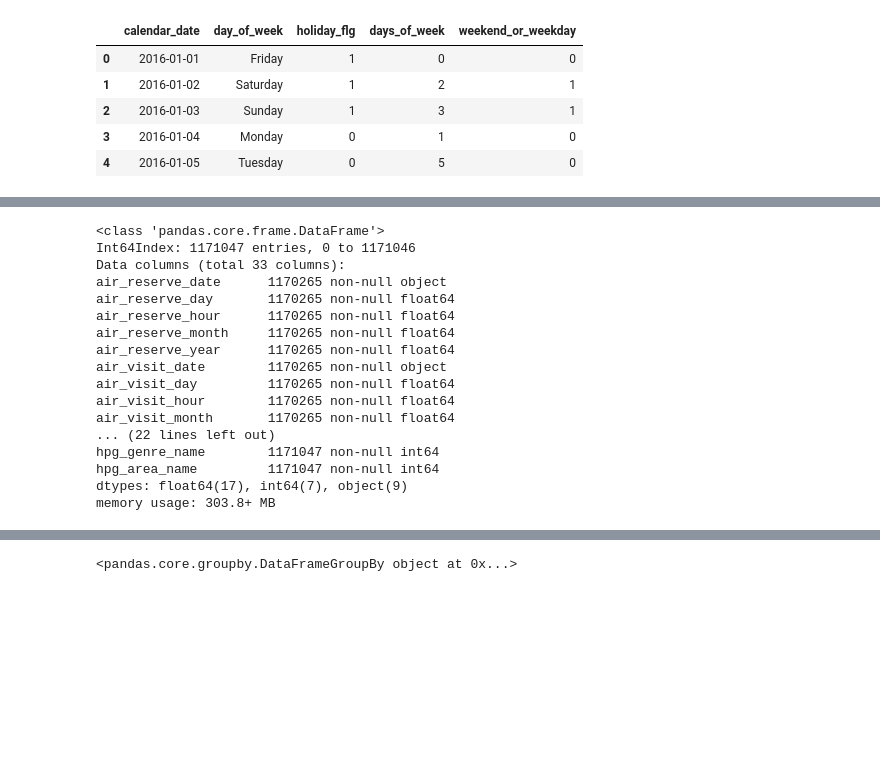
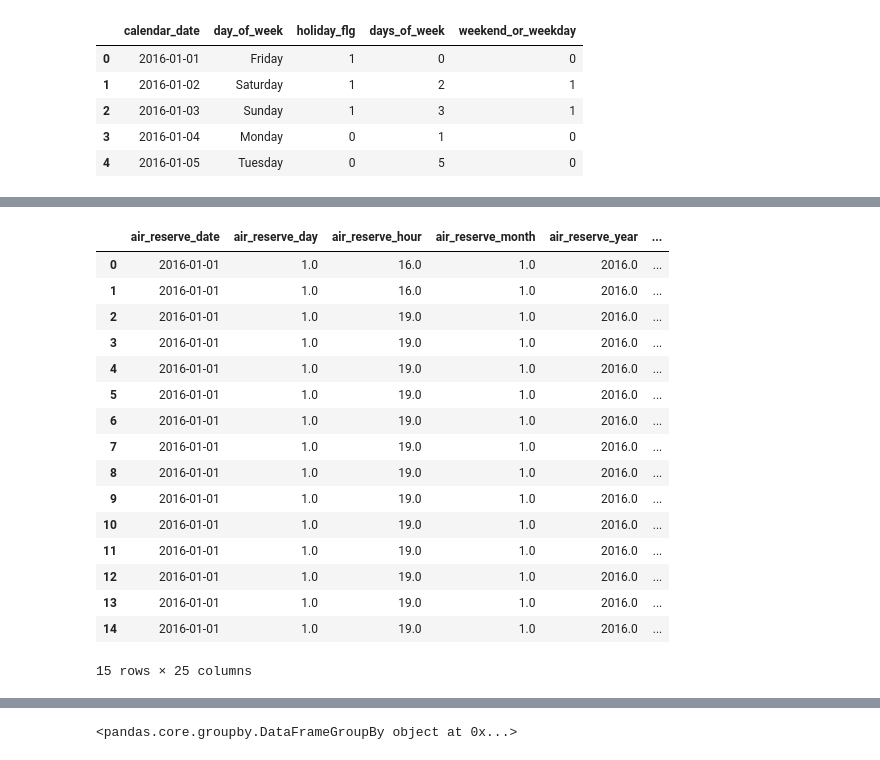
Before and after one commit to jmt7080/Forecasting_visitors, a Jupyter notebook: restaurant_notebook.ipynb, the cells around one changed output, grey strips where cells are left out. Cells and saved outputs as stored; diff of their text form; code cells hidden in the pictures; blank space fills up the shorter version.

```diff
--- a/restaurant_notebook.ipynb
+++ b/restaurant_notebook.ipynb
@@ -155,7 +138,7 @@ datetime_df =pd.DataFrame({
         'air_visit_date': a.dt.date.astype(str),
         'year': a.dt.year,
         'month': a.dt.month,
-        'air_visit_day': a.dt.day,
+        'day': a.dt.day,
         'air_visit_hour': a.dt.hour,
         'air_reserve_date': b.dt.date,
         'air_reserve_year': b.dt.year,
@@ -179,30 +162,27 @@ datetime_df2 = datetime_df.merge(date_info, left_on=datetime_df['air_visit_date'
                                  right_on=date_info['calendar_date'])
 
 
-categorical_df = pd.concat([df2[['air_store_id', 'air_genre_name','air_area_name','latitude','longitude',
-                      'hpg_genre_name','hpg_area_name']], datetime_df2[['day_of_week', 'holiday_flg', 'weekend_or_weekday']]], axis=1).fillna('None_Stated').apply(LabelEncoder().fit_transform)
+categorical_df = df2[['air_genre_name','air_area_name','latitude','longitude',
+                      'hpg_genre_name','hpg_area_name']].fillna('None_Stated').apply(LabelEncoder().fit_transform)
 
-feautures = pd.concat([datetime_df, categorical_df], axis=1)
+features = pd.concat([df2['air_store_id'].rename('restaurant'), datetime_df2[['month', 'day', 'days_of_week', 'holiday_flg', 'weekend_or_weekday']], categorical_df], axis=1)
-# %%
-#datetime_df2.info()
-features.info()
-#print(datetime_df.shape)
-#print(categorical_df.shape)
-# %% [output]
-<class 'pandas.core.frame.DataFrame'>
-Int64Index: 1171047 entries, 0 to 1171046
-Data columns (total 33 columns):
-air_reserve_date      1170265 non-null object
-air_reserve_day       1170265 non-null float64
-air_reserve_hour      1170265 non-null float64
-air_reserve_month     1170265 non-null float64
-air_reserve_year      1170265 non-null float64
-air_visit_date        1170265 non-null object
-air_visit_day         1170265 non-null float64
-air_visit_hour        1170265 non-null float64
-air_visit_month       1170265 non-null float64
-... (22 lines left out)
-hpg_genre_name        1171047 non-null int64
-hpg_area_name         1171047 non-null int64
-dtypes: float64(17), int64(7), object(9)
-memory usage: 303.8+ MB
+# %%
+datetime_df2.head(15)
+# %% [output]
+|  | air_reserve_date | air_reserve_day | air_reserve_hour | air_reserve_month | air_reserve_year | ... |
+| 0 | 2016-01-01 | 1.0 | 16.0 | 1.0 | 2016.0 | ... |
+| 1 | 2016-01-01 | 1.0 | 16.0 | 1.0 | 2016.0 | ... |
+| 2 | 2016-01-01 | 1.0 | 19.0 | 1.0 | 2016.0 | ... |
+| 3 | 2016-01-01 | 1.0 | 19.0 | 1.0 | 2016.0 | ... |
+| 4 | 2016-01-01 | 1.0 | 19.0 | 1.0 | 2016.0 | ... |
+| 5 | 2016-01-01 | 1.0 | 19.0 | 1.0 | 2016.0 | ... |
+| 6 | 2016-01-01 | 1.0 | 19.0 | 1.0 | 2016.0 | ... |
+| 7 | 2016-01-01 | 1.0 | 19.0 | 1.0 | 2016.0 | ... |
+| 8 | 2016-01-01 | 1.0 | 19.0 | 1.0 | 2016.0 | ... |
+| 9 | 2016-01-01 | 1.0 | 19.0 | 1.0 | 2016.0 | ... |
+| 10 | 2016-01-01 | 1.0 | 19.0 | 1.0 | 2016.0 | ... |
+| 11 | 2016-01-01 | 1.0 | 19.0 | 1.0 | 2016.0 | ... |
+| 12 | 2016-01-01 | 1.0 | 19.0 | 1.0 | 2016.0 | ... |
+| 13 | 2016-01-01 | 1.0 | 19.0 | 1.0 | 2016.0 | ... |
+| 14 | 2016-01-01 | 1.0 | 19.0 | 1.0 | 2016.0 | ... |
+15 rows × 25 columns
```
Also changed, not shown: parts of 6 cells of this notebook.
